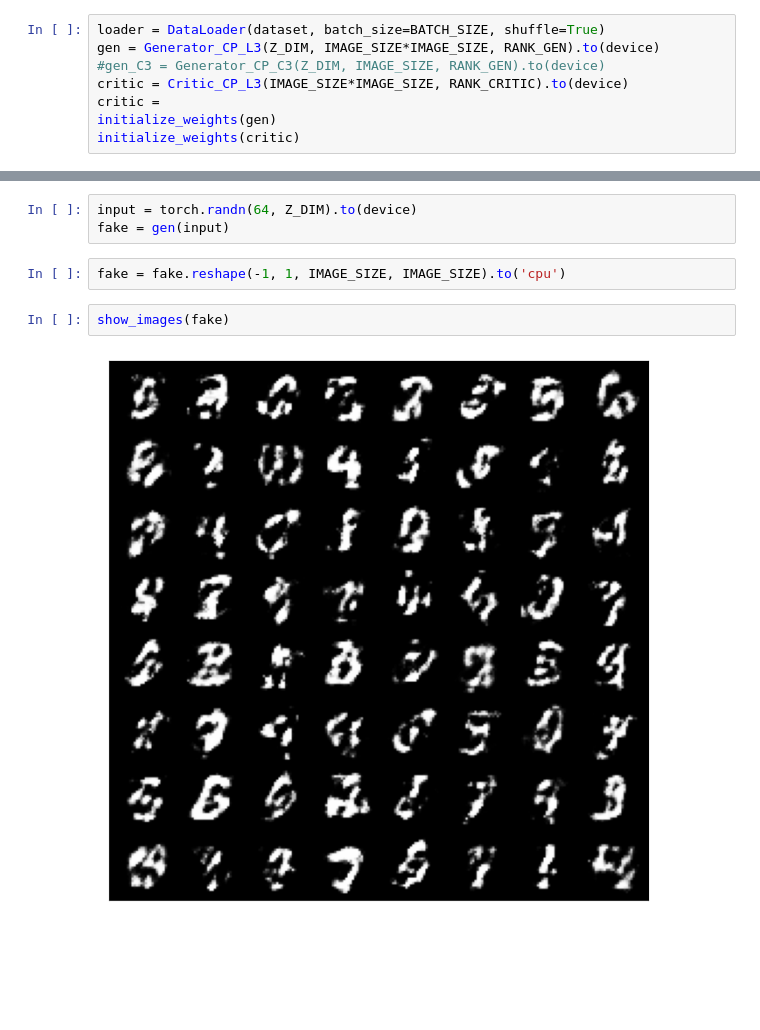
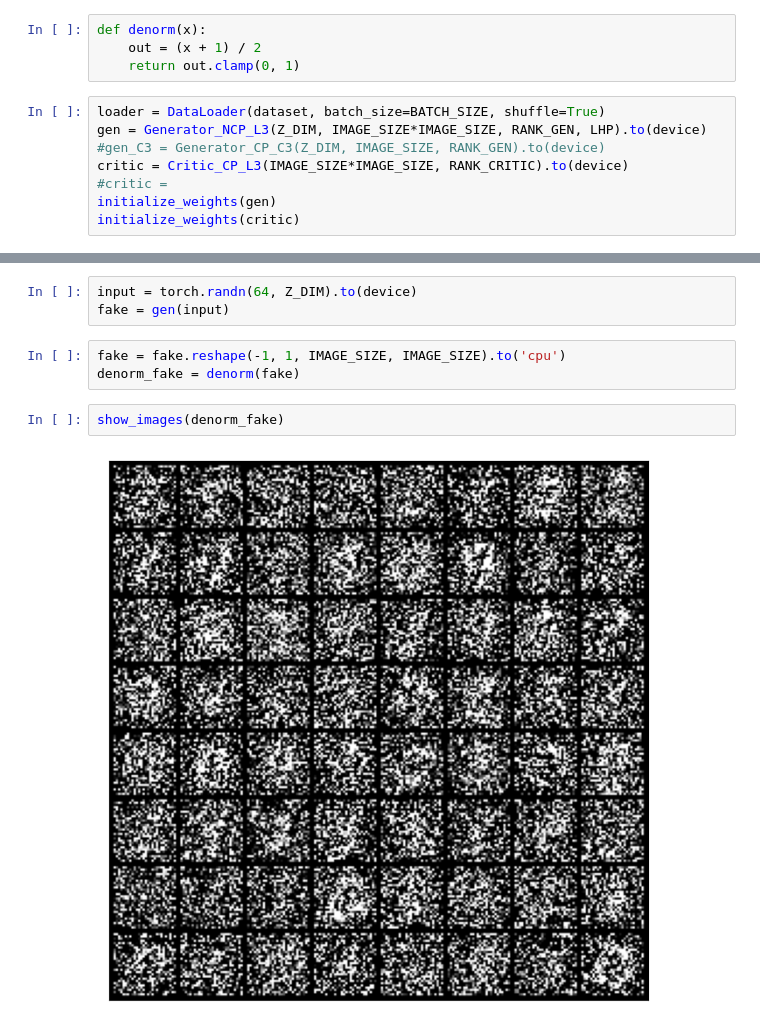
Before and after one commit to 737ashish/Projects, a Jupyter notebook: Polynomial_Nets/train_WGAN.ipynb, the cells around one changed output, grey strips where cells are left out. Saved outputs shown, nothing was run; the diff lists cells and outputs as text; blank space fills up the shorter version.

```diff
--- a/Polynomial_Nets/train_WGAN.ipynb
+++ b/Polynomial_Nets/train_WGAN.ipynb
@@ -58,9 +59,13 @@ dataset = datasets.MNIST(root='data/', train=True, transform=transforms.ToTensor
+# %%
+def denorm(x):
+    out = (x + 1) / 2
+    return out.clamp(0, 1)
 # %%
 loader = DataLoader(dataset, batch_size=BATCH_SIZE, shuffle=True)
-gen = Generator_CP_L3(Z_DIM, IMAGE_SIZE*IMAGE_SIZE, RANK_GEN).to(device)
+gen = Generator_NCP_L3(Z_DIM, IMAGE_SIZE*IMAGE_SIZE, RANK_GEN, LHP).to(device)
 #gen_C3 = Generator_CP_C3(Z_DIM, IMAGE_SIZE, RANK_GEN).to(device)
 critic = Critic_CP_L3(IMAGE_SIZE*IMAGE_SIZE, RANK_CRITIC).to(device)
-critic =
+#critic =
 initialize_weights(gen)
 initialize_weights(critic)
 # %%
@@ -124,7 +129,8 @@ input = torch.randn(64, Z_DIM).to(device)
 fake = gen(input)
 # %%
 fake = fake.reshape(-1, 1, IMAGE_SIZE, IMAGE_SIZE).to('cpu')
+denorm_fake = denorm(fake)
 # %%
-show_images(fake)
+show_images(denorm_fake)
 # %% [output]
-[figure, old version]
+[figure, new version]
```
Also changed, not shown: parts of 3 cells of this notebook.
